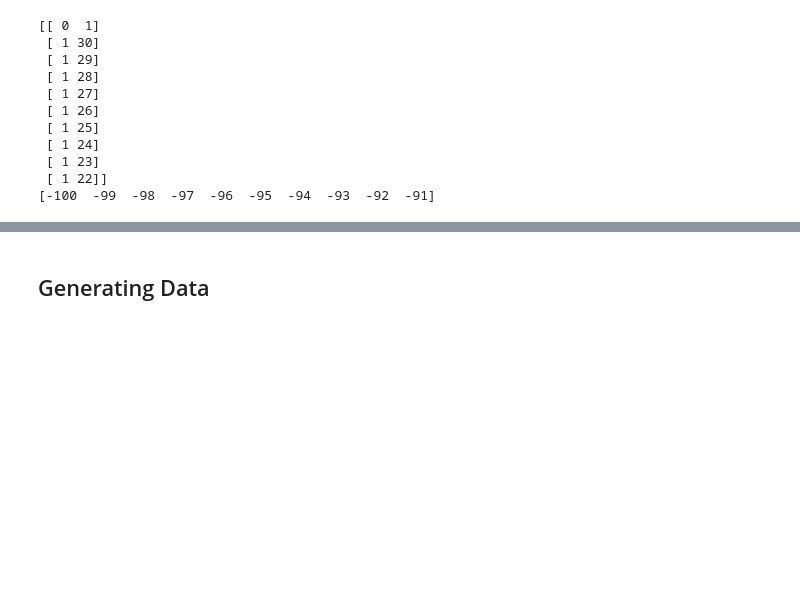
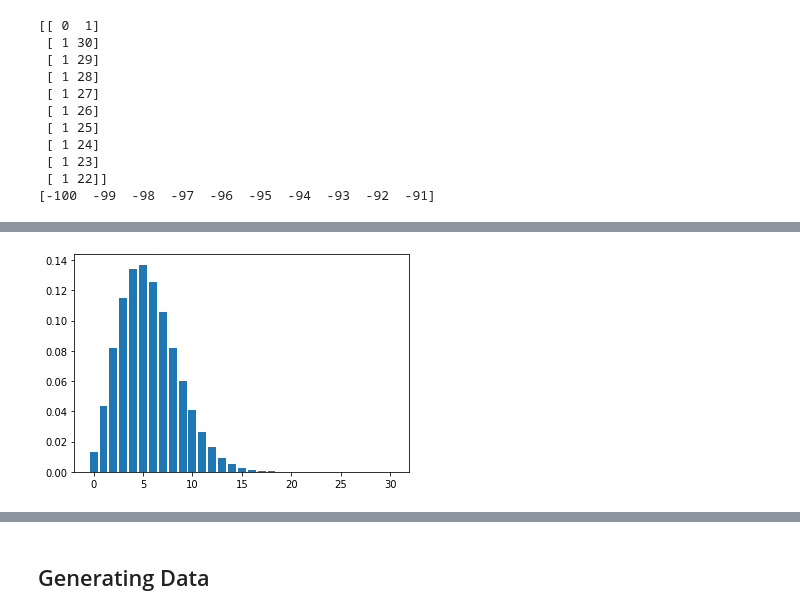
Before and after one commit to MangoTeam/mockdown, a Jupyter notebook: ScoringAndLearning.ipynb, the cells around one changed output, grey strips where cells are left out. Drawn from its saved outputs; the diff is of its cells as text; code cells hidden in the pictures; blank space fills up the shorter version.

```diff
--- a/ScoringAndLearning.ipynb
+++ b/ScoringAndLearning.ipynb
@@ -37,6 +37,8 @@ B_MAX = +100
 
 A_MIN = 0
 A_MAX = R_MAX
+
+EXP_STEPS = 5
 # %%
 f_r = ext_farey(R_MAX)
 # %%
@@ -96,0 +106,9 @@ print(b_space_th.get_value()[:10])
+# %%
+n = R_MAX
+alpha = EXP_STEPS + 1
+beta = (R_MAX - EXP_STEPS) + 1
+
+betabin = np.vectorize(lambda k: st.betabinom.pmf(k, n, alpha, beta))(np.arange(0, R_MAX + 1, 1))
+plt.bar(np.arange(0, R_MAX + 1, 1), betabin);
+# %% [output]
+[figure, added]
```
Also changed, not shown: parts of 7 cells of this notebook, 3 other files.
